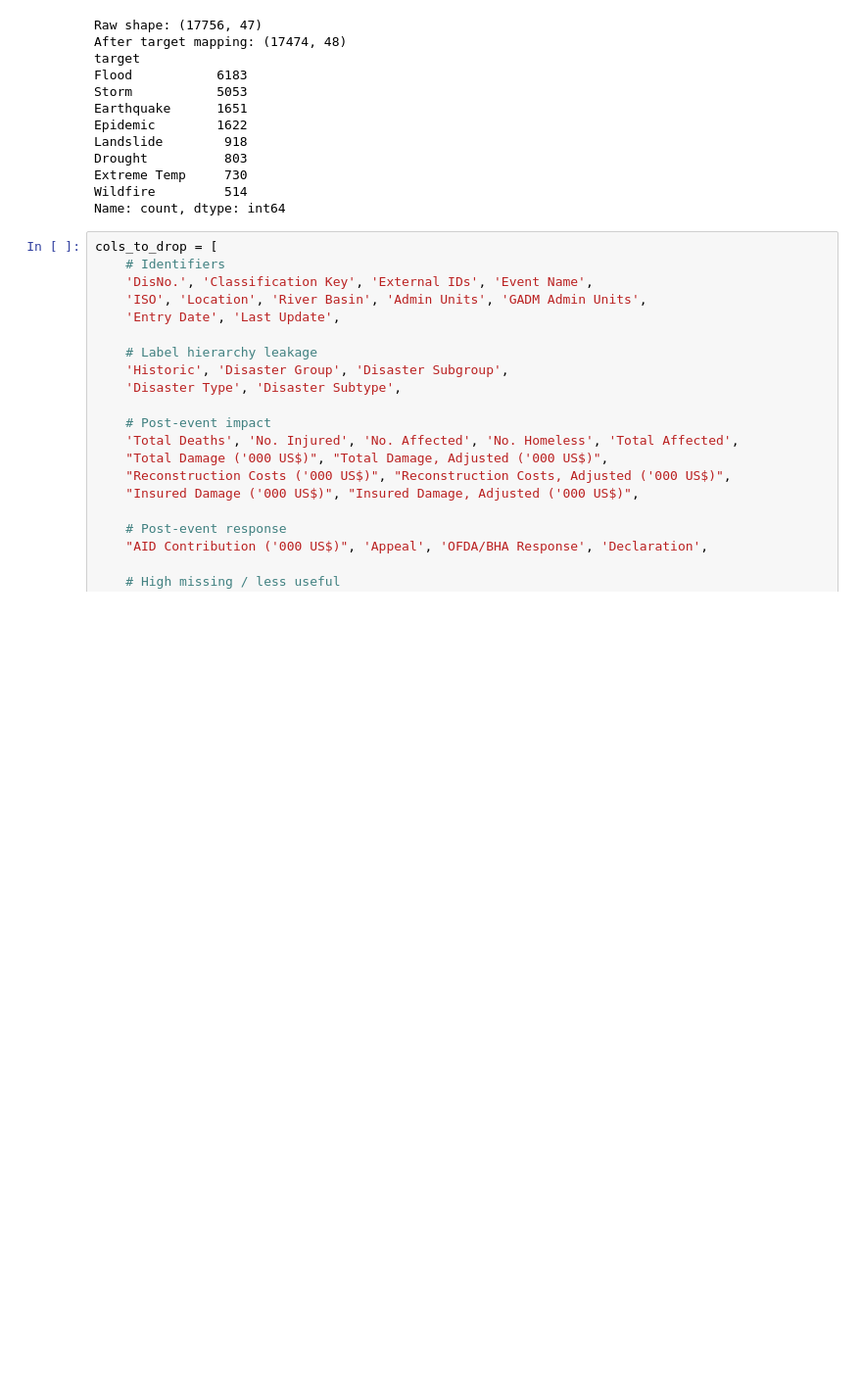
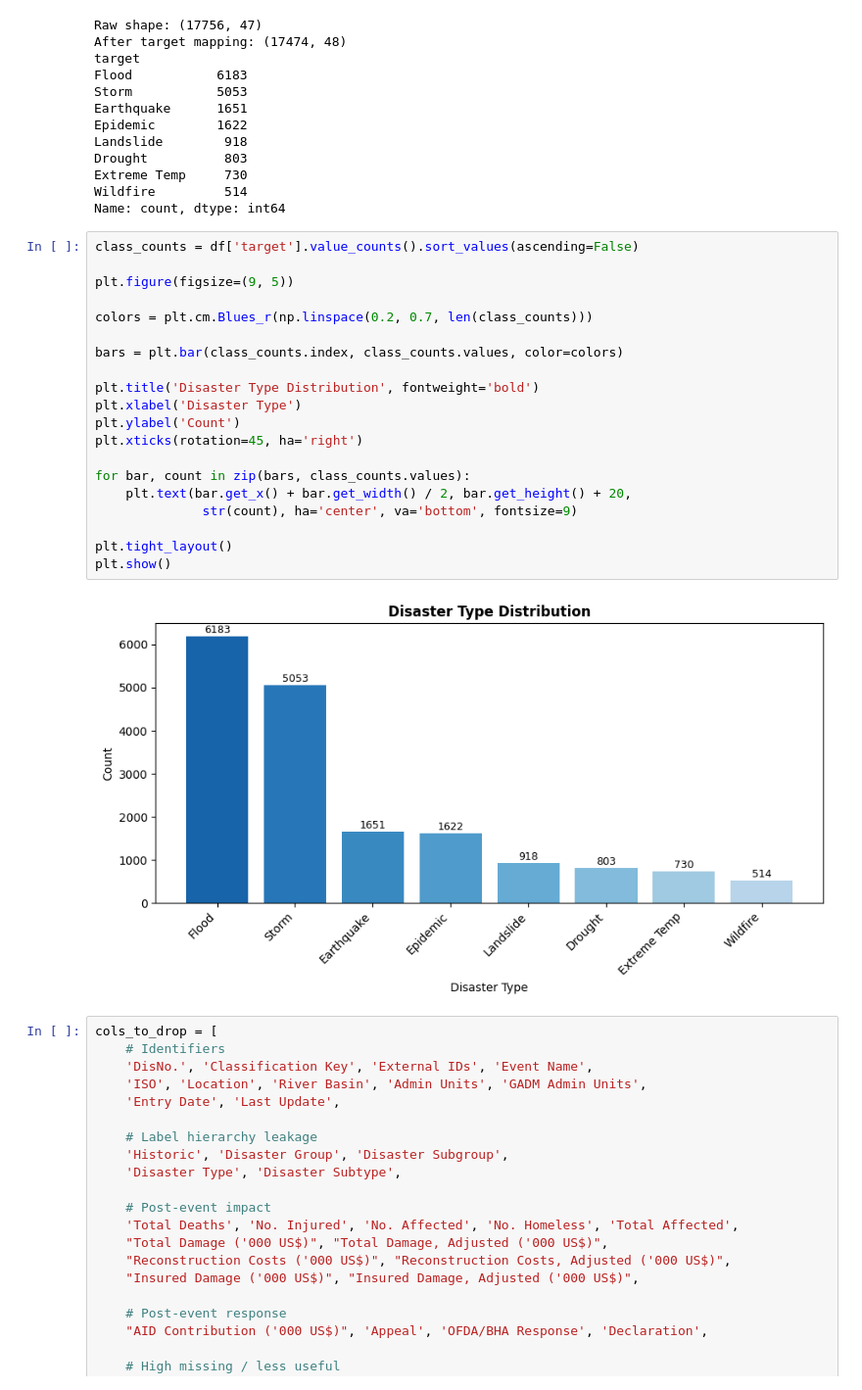
Before and after one commit to chaw-ai-tech/disaster-type-prediction, a Jupyter notebook: notebooks/02_data_EDA.ipynb, the cells around one changed output. Shown at 98% size. Cells and saved outputs as stored; diff of their text form; blank space fills up the shorter version.

Commit message:
plot Curve imbalance

```diff
--- a/notebooks/02_data_EDA.ipynb
+++ b/notebooks/02_data_EDA.ipynb
@@ -46,6 +46,28 @@ Drought          803
 Extreme Temp     730
 Wildfire         514
 Name: count, dtype: int64
+# %%
+class_counts = df['target'].value_counts().sort_values(ascending=False)
+
+plt.figure(figsize=(9, 5))
+
+colors = plt.cm.Blues_r(np.linspace(0.2, 0.7, len(class_counts)))
+
+bars = plt.bar(class_counts.index, class_counts.values, color=colors)
+
+plt.title('Disaster Type Distribution', fontweight='bold')
+plt.xlabel('Disaster Type')
+plt.ylabel('Count')
+plt.xticks(rotation=45, ha='right')
+
+for bar, count in zip(bars, class_counts.values):
+    plt.text(bar.get_x() + bar.get_width() / 2, bar.get_height() + 20,
+              str(count), ha='center', va='bottom', fontsize=9)
+
+plt.tight_layout()
+plt.show()
+# %% [output]
+[figure, added]
 # %%
 cols_to_drop = [
     # Identifiers
```
Also changed, not shown: 1 other file.
